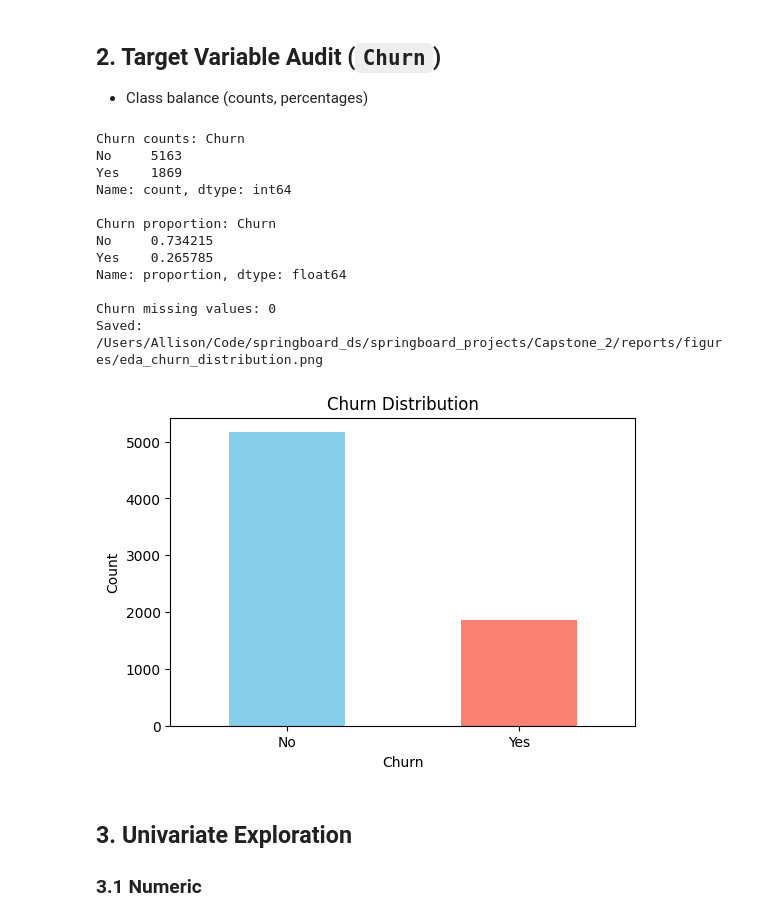
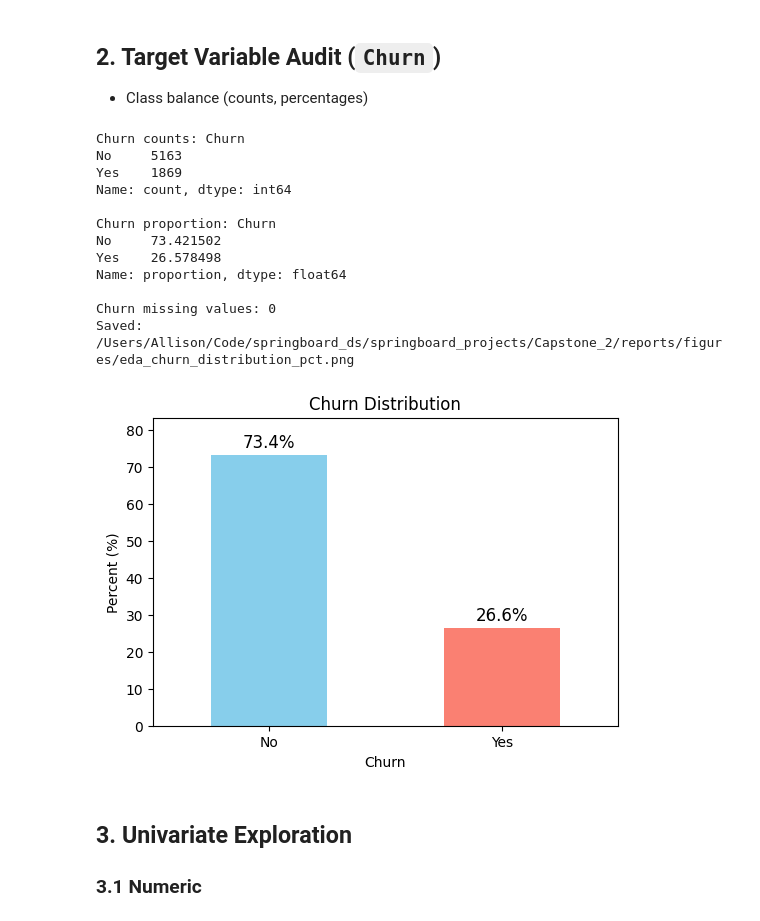
Before and after one commit to amschiltz/springboard_projects, a Jupyter notebook: Capstone_2/notebooks/02_telco_churn_eda_ams.ipynb, the cells around one changed output. Cells and saved outputs as stored; diff of their text form; code cells hidden in the pictures.

```diff
--- a/Capstone_2/notebooks/02_telco_churn_eda_ams.ipynb
+++ b/Capstone_2/notebooks/02_telco_churn_eda_ams.ipynb
@@ -143,34 +143,40 @@ dtype: object
 # %%
 churn_counts = telco_clean['Churn'].value_counts()
 print("Churn counts:", churn_counts, "\n")
 
-churn_proportion = telco_clean['Churn'].value_counts(normalize=True)
+churn_proportion = telco_clean['Churn'].value_counts(normalize=True) * 100
 print("Churn proportion:", churn_proportion, "\n")
 
 print("Churn missing values:", telco_clean['Churn'].isnull().sum())
 
 plt.figure(figsize=(6, 4))
-churn_counts.plot(kind='bar', color=['skyblue', 'salmon'])
+churn_proportion.plot(kind='bar', color=['skyblue', 'salmon'])
 plt.title('Churn Distribution')
 plt.xlabel('Churn')
-plt.ylabel('Count')
+plt.ylabel('Percent (%)')
 plt.xticks(rotation=0)
-savefig('eda_churn_distribution.png')
+
+# Add headroom (e.g., +5%)
+plt.ylim(0, churn_proportion.max() + 10)
+
+for i, v in enumerate(churn_proportion):
+    plt.text(i, v + 1, f"{v:.1f}%", ha='center', va='bottom', fontsize=12)
+savefig('eda_churn_distribution_pct.png')
 plt.show()
 # %% [output]
 Churn counts: Churn
 No     5163
 Yes    1869
 Name: count, dtype: int64
 
 Churn proportion: Churn
-No     0.734215
-Yes    0.265785
+No     73.421502
+Yes    26.578498
 Name: proportion, dtype: float64
 
 Churn missing values: 0
-Saved: /Users/Allison/Code/springboard_ds/springboard_projects/Capstone_2/reports/figures/eda_churn_distribution.png
+Saved: /Users/Allison/Code/springboard_ds/springboard_projects/Capstone_2/reports/figures/eda_churn_distribution_pct.png
-[figure, old version]
+[figure, new version]
 # %% [markdown]
 ## 3. Univariate Exploration
 ### 3.1 Numeric
```
Also changed, not shown: parts of 6 cells of this notebook, 7 other files.
